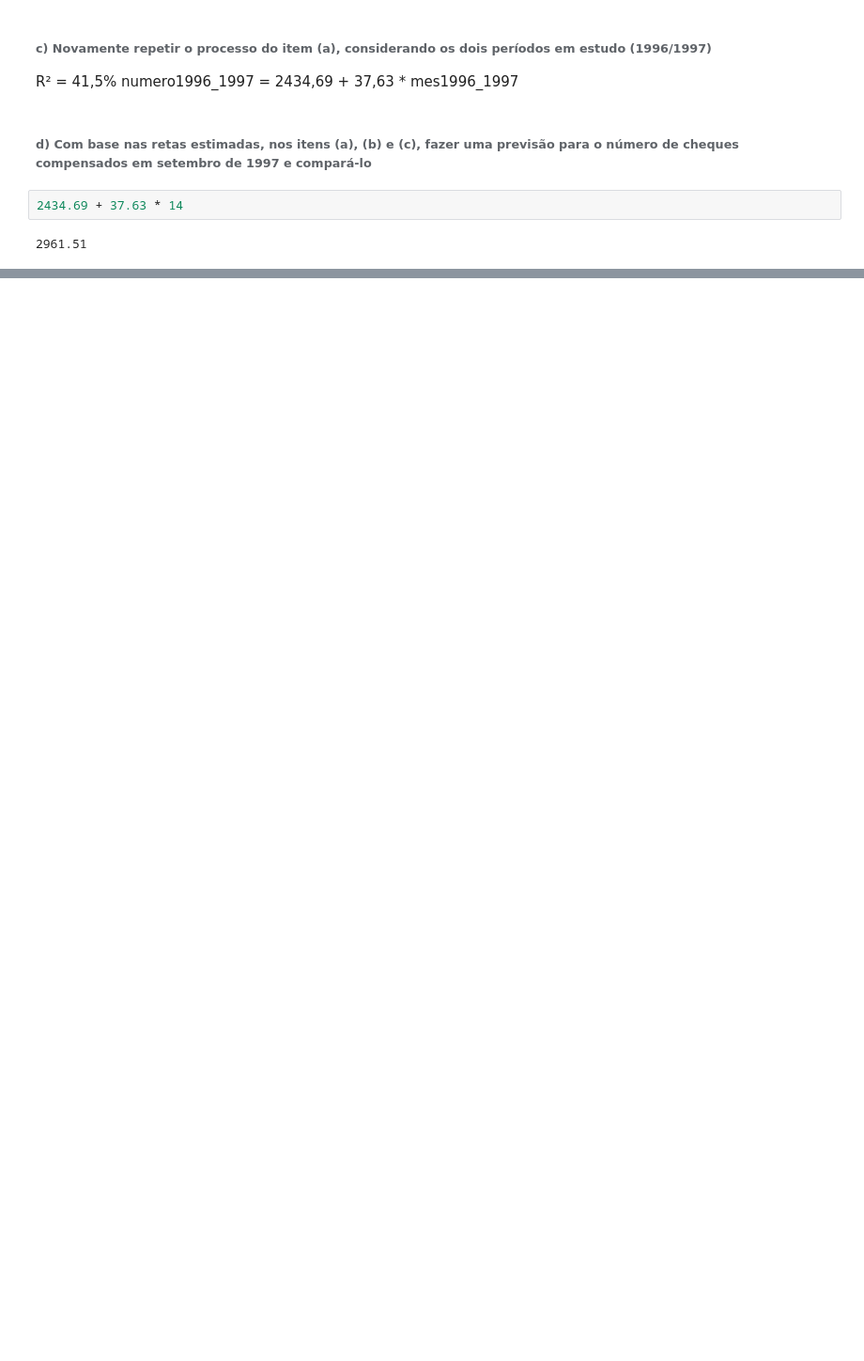
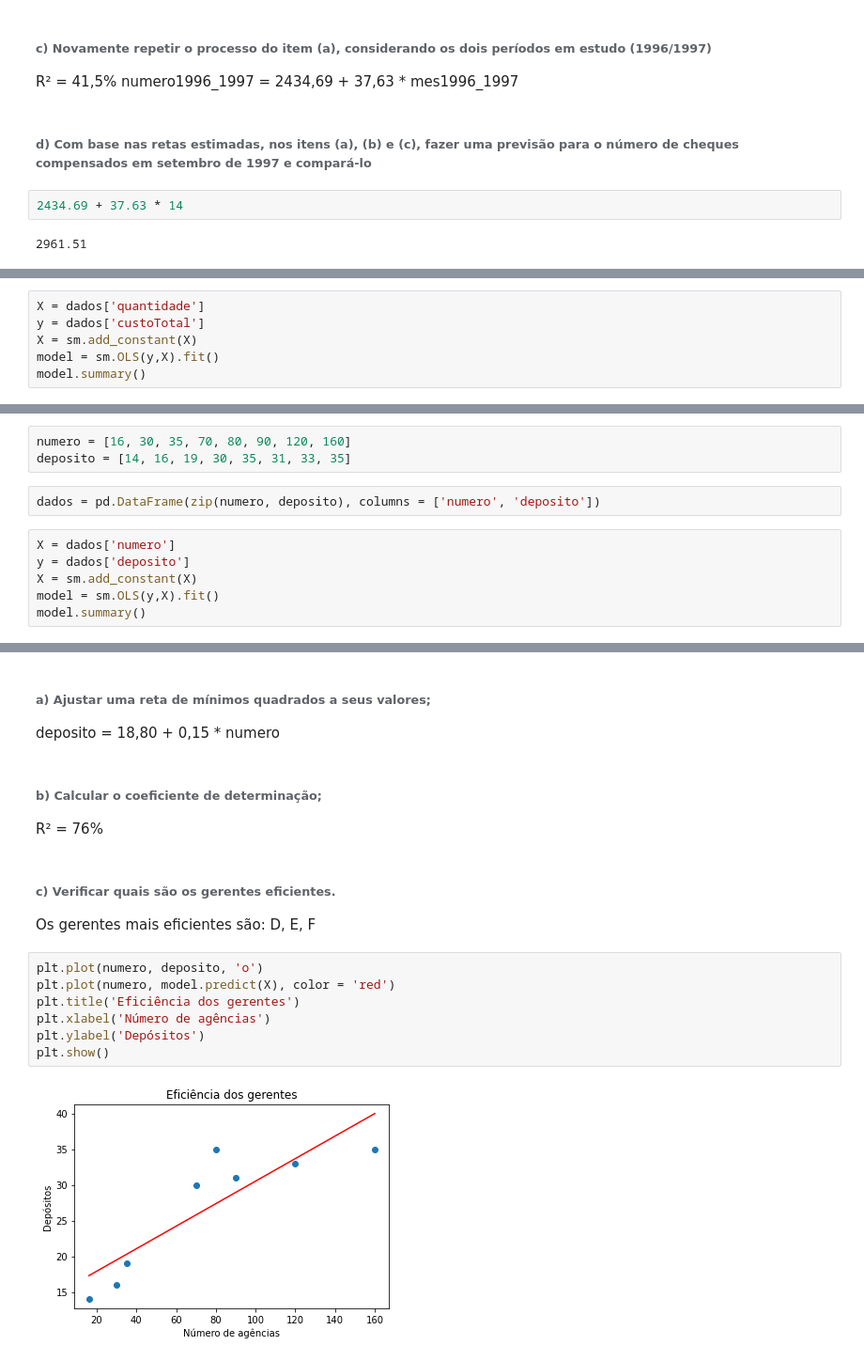
Before and after one commit to Nickcarv18/Businnes-Intelligence, a Jupyter notebook: listaExercicios_regressaoLinear.ipynb, the cells around one changed output, grey strips where cells are left out. Shown at 94% size. Saved outputs shown, nothing was run; the diff lists cells and outputs as text; blank space fills up the shorter version.

```diff
--- a/listaExercicios_regressaoLinear.ipynb
+++ b/listaExercicios_regressaoLinear.ipynb
@@ -120,0 +132,6 @@ numero1996_1997 = 2434,69 + 37,63 * mes1996_1997
+# %%
+X = dados['quantidade']
+y = dados['custoTotal']
+X = sm.add_constant(X)
+model = sm.OLS(y,X).fit()
+model.summary()
@@ -120,0 +184,11 @@ numero1996_1997 = 2434,69 + 37,63 * mes1996_1997
+# %%
+numero = [16, 30, 35, 70, 80, 90, 120, 160]
+deposito = [14, 16, 19, 30, 35, 31, 33, 35]
+# %%
+dados = pd.DataFrame(zip(numero, deposito), columns = ['numero', 'deposito'])
+# %%
+X = dados['numero']
+y = dados['deposito']
+X = sm.add_constant(X)
+model = sm.OLS(y,X).fit()
+model.summary()
@@ -120,0 +215,19 @@ numero1996_1997 = 2434,69 + 37,63 * mes1996_1997
+# %% [markdown]
+###### a) Ajustar uma reta de mínimos quadrados a seus valores;
+deposito = 18,80 + 0,15 * numero
+# %% [markdown]
+###### b) Calcular o coeficiente de determinação;
+R² = 76%
+# %% [markdown]
+###### c) Verificar quais são os gerentes eficientes.
+
+Os gerentes mais eficientes são: D, E, F
+# %%
+plt.plot(numero, deposito, 'o')
+plt.plot(numero, model.predict(X), color = 'red')
+plt.title('Eficiência dos gerentes')
+plt.xlabel('Número de agências')
+plt.ylabel('Depósitos')
+plt.show()
+# %% [output]
+[figure, added]
```
Also changed, not shown: parts of 18 cells of this notebook.
